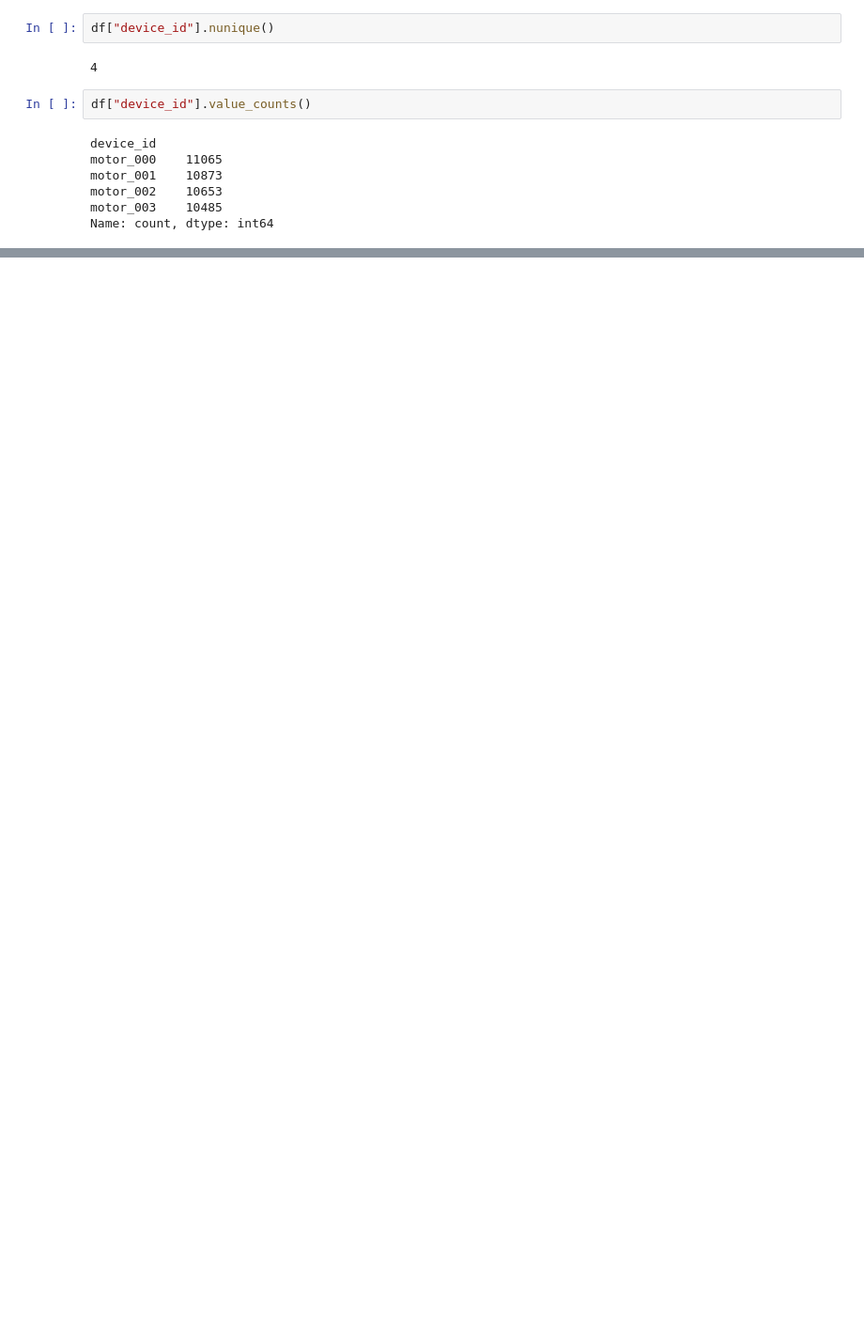
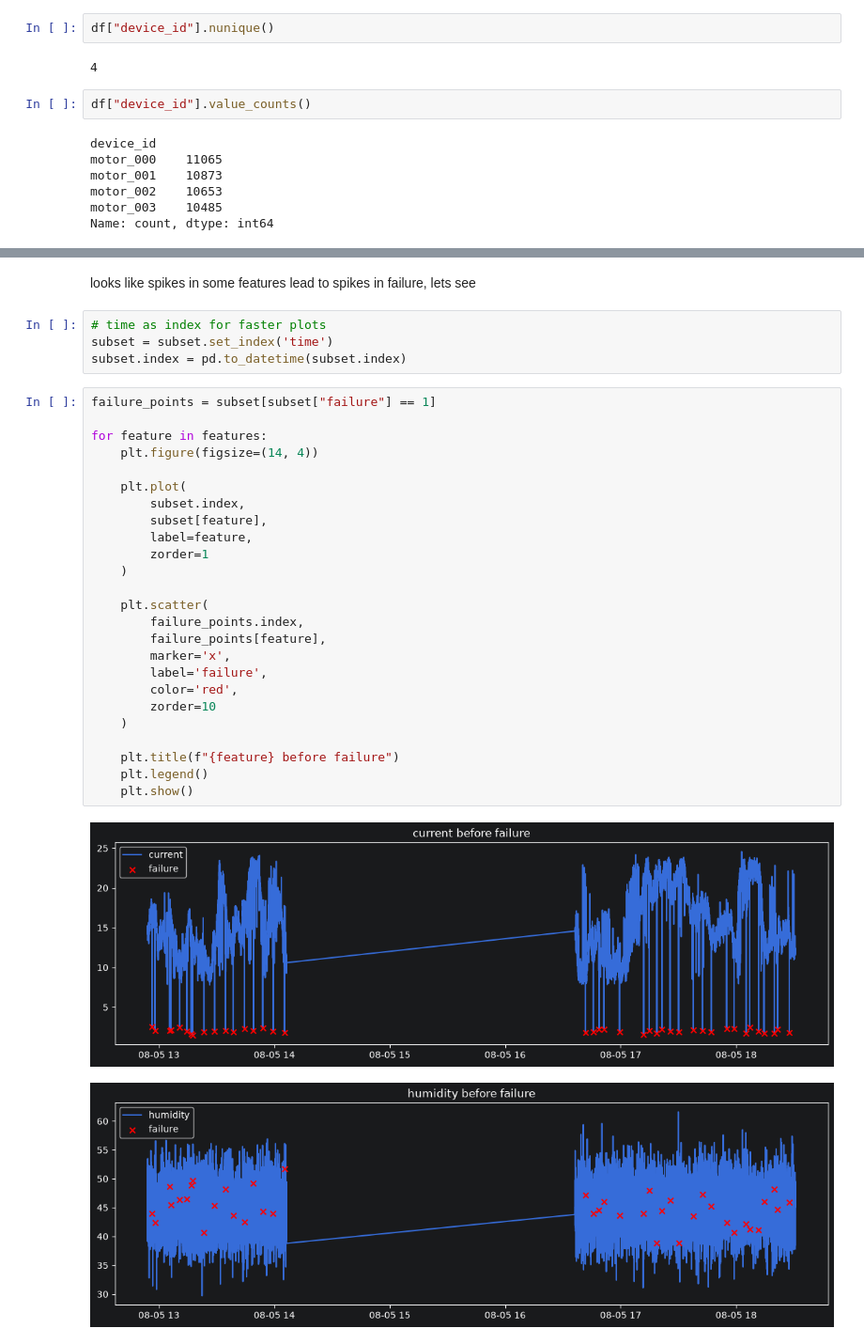
Before and after one commit to yrmint/predictive-maintenance, a Jupyter notebook: notebooks/experiments.ipynb, the cells around one changed output, grey strips where cells are left out. Shown at 94% size. Cells and saved outputs as stored; diff of their text form; blank space fills up the shorter version.

```diff
--- a/notebooks/experiments.ipynb
+++ b/notebooks/experiments.ipynb
@@ -75,0 +105,34 @@ df.groupby("device_id")["time"].agg(["min", "max", "count"])
+# %% [markdown]
+looks like spikes in some features lead to spikes in failure, lets see
+# %%
+# time as index for faster plots
+subset = subset.set_index('time')
+subset.index = pd.to_datetime(subset.index)
+# %%
+failure_points = subset[subset["failure"] == 1]
+
+for feature in features:
+    plt.figure(figsize=(14, 4))
+
+    plt.plot(
+        subset.index,
+        subset[feature],
+        label=feature,
+        zorder=1
+    )
+
+    plt.scatter(
+        failure_points.index,
+        failure_points[feature],
+        marker='x',
+        label='failure',
+        color='red',
+        zorder=10
+    )
+
+    plt.title(f"{feature} before failure")
+    plt.legend()
+    plt.show()
+# %% [output]
+[figure, added]
+[figure, added]
```
Also changed, not shown: parts of 8 cells of this notebook.
